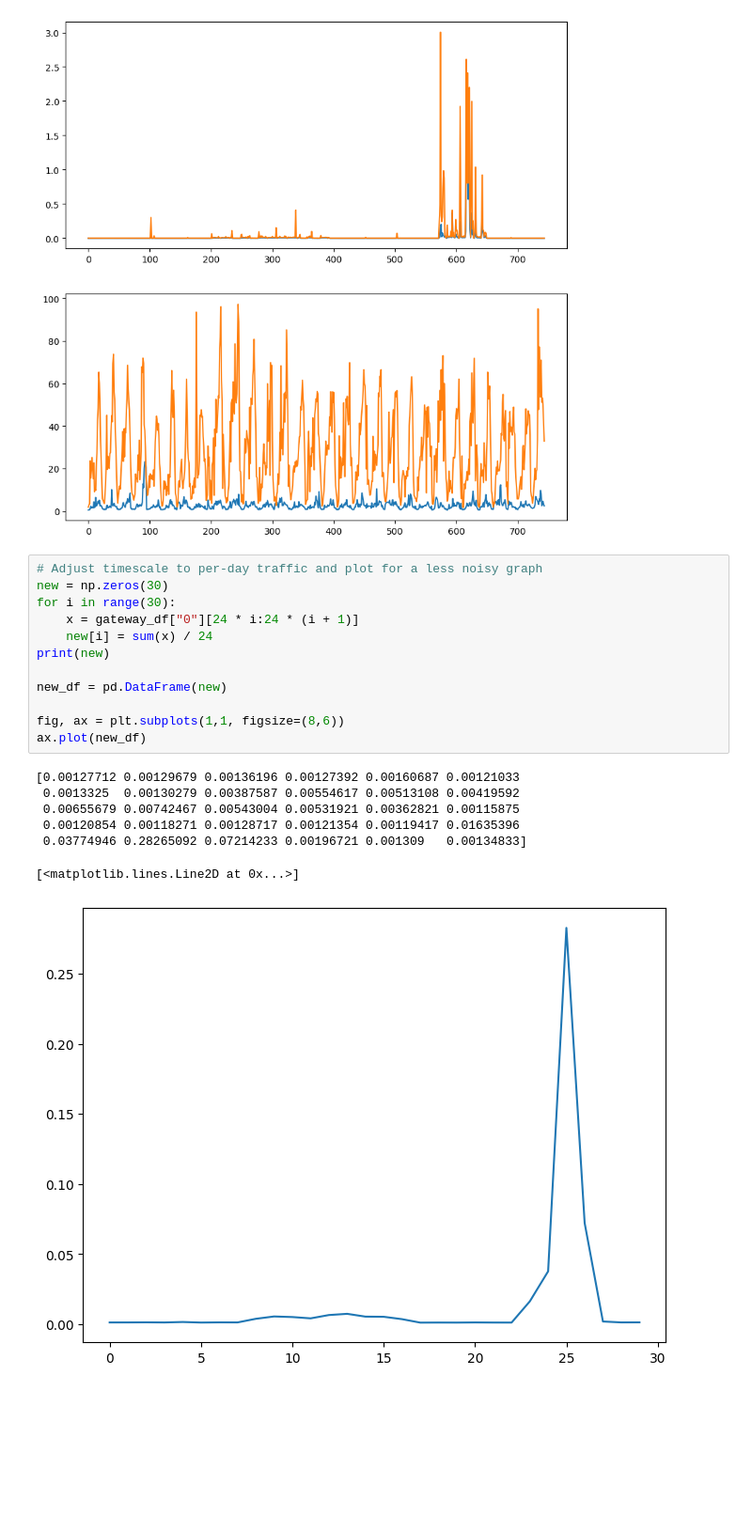
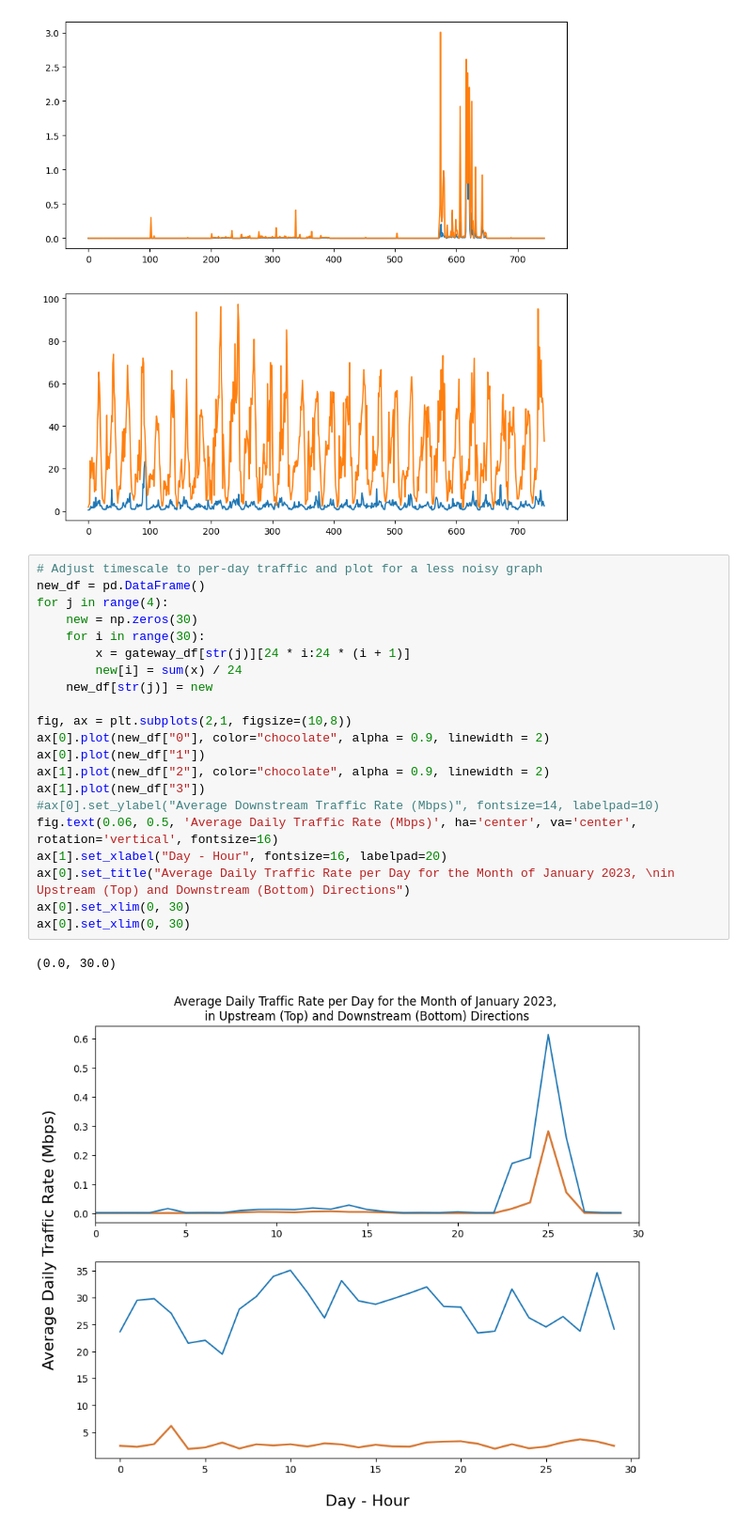
Before and after one commit to tegola-project-2022-23/sdn-routing-design, a Jupyter notebook: tegola/original_work/final_data.ipynb, the cells around one changed output. Shown at 94% size. Drawn from its saved outputs; the diff is of its cells as text; blank space fills up the shorter version.

```diff
--- a/tegola/original_work/final_data.ipynb
+++ b/tegola/original_work/final_data.ipynb
@@ -138,23 +148,27 @@ ax[1].plot(gateway_df["3"])
 # %% [output]
 [<matplotlib.lines.Line2D at 0x...>]
 [figure]
-# %%
-# Adjust timescale to per-day traffic and plot for a less noisy graph
-new = np.zeros(30)
-for i in range(30):
-    x = gateway_df["0"][24 * i:24 * (i + 1)]
-    new[i] = sum(x) / 24
-print(new)
-
-new_df = pd.DataFrame(new)
-
-fig, ax = plt.subplots(1,1, figsize=(8,6))
-ax.plot(new_df)
-# %% [output]
-[0.00127712 0.00129679 0.00136196 0.00127392 0.00160687 0.00121033
- 0.0013325  0.00130279 0.00387587 0.00554617 0.00513108 0.00419592
- 0.00655679 0.00742467 0.00543004 0.00531921 0.00362821 0.00115875
- 0.00120854 0.00118271 0.00128717 0.00121354 0.00119417 0.01635396
- 0.03774946 0.28265092 0.07214233 0.00196721 0.001309   0.00134833]
-[<matplotlib.lines.Line2D at 0x...>]
-[figure, removed]
+# %%
+# Adjust timescale to per-day traffic and plot for a less noisy graph
+new_df = pd.DataFrame()
+for j in range(4):
+    new = np.zeros(30)
+    for i in range(30):
+        x = gateway_df[str(j)][24 * i:24 * (i + 1)]
+        new[i] = sum(x) / 24
+    new_df[str(j)] = new
+
+fig, ax = plt.subplots(2,1, figsize=(10,8))
+ax[0].plot(new_df["0"], color="chocolate", alpha = 0.9, linewidth = 2)
+ax[0].plot(new_df["1"])
+ax[1].plot(new_df["2"], color="chocolate", alpha = 0.9, linewidth = 2)
+ax[1].plot(new_df["3"])
+#ax[0].set_ylabel("Average Downstream Traffic Rate (Mbps)", fontsize=14, labelpad=10)
+fig.text(0.06, 0.5, 'Average Daily Traffic Rate (Mbps)', ha='center', va='center', rotation='vertical', fontsize=16)
+ax[1].set_xlabel("Day - Hour", fontsize=16, labelpad=20)
+ax[0].set_title("Average Daily Traffic Rate per Day for the Month of January 2023, \nin Upstream (Top) and Downstream (Bottom) Directions")
+ax[0].set_xlim(0, 30)
+ax[0].set_xlim(0, 30)
+# %% [output]
+(0.0, 30.0)
+[figure, added]
```
Also changed, not shown: parts of 4 cells of this notebook.
